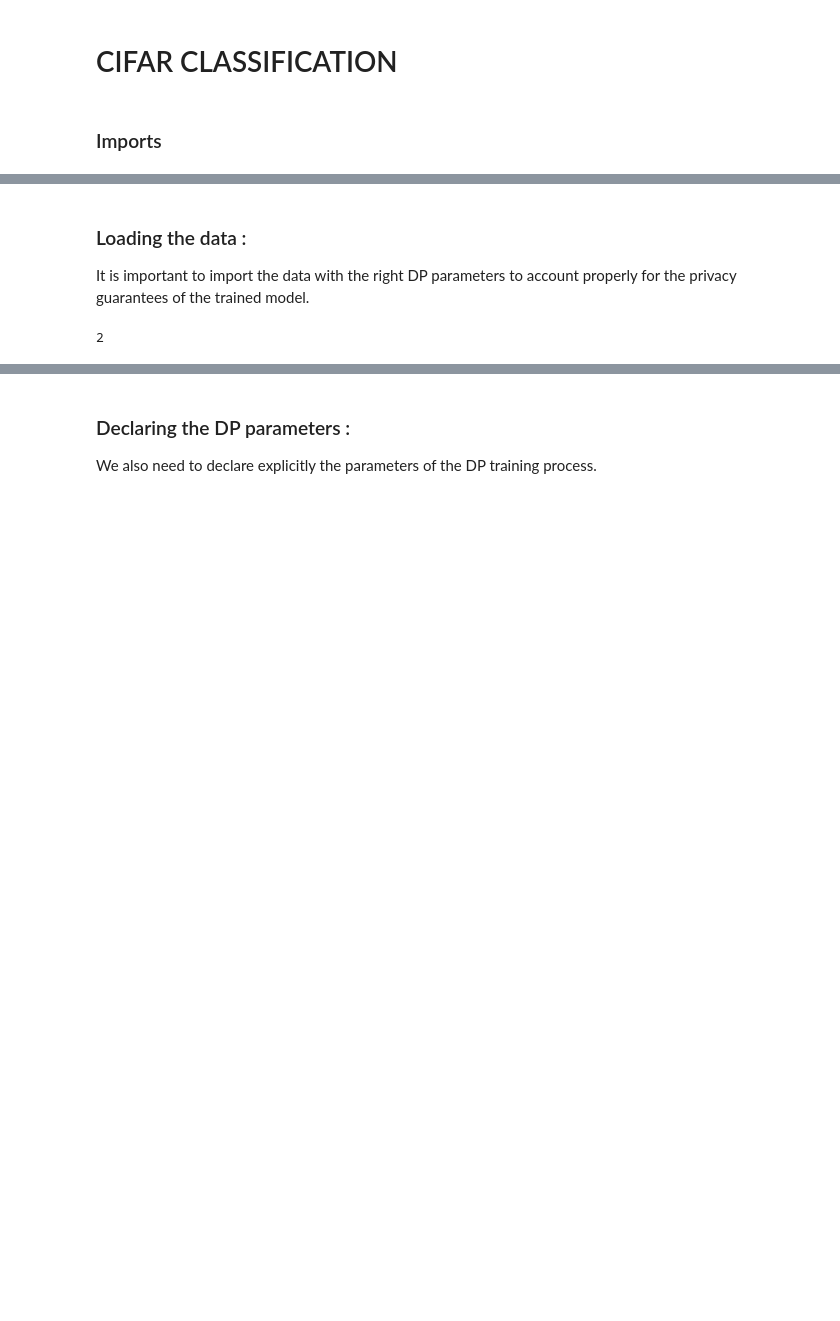
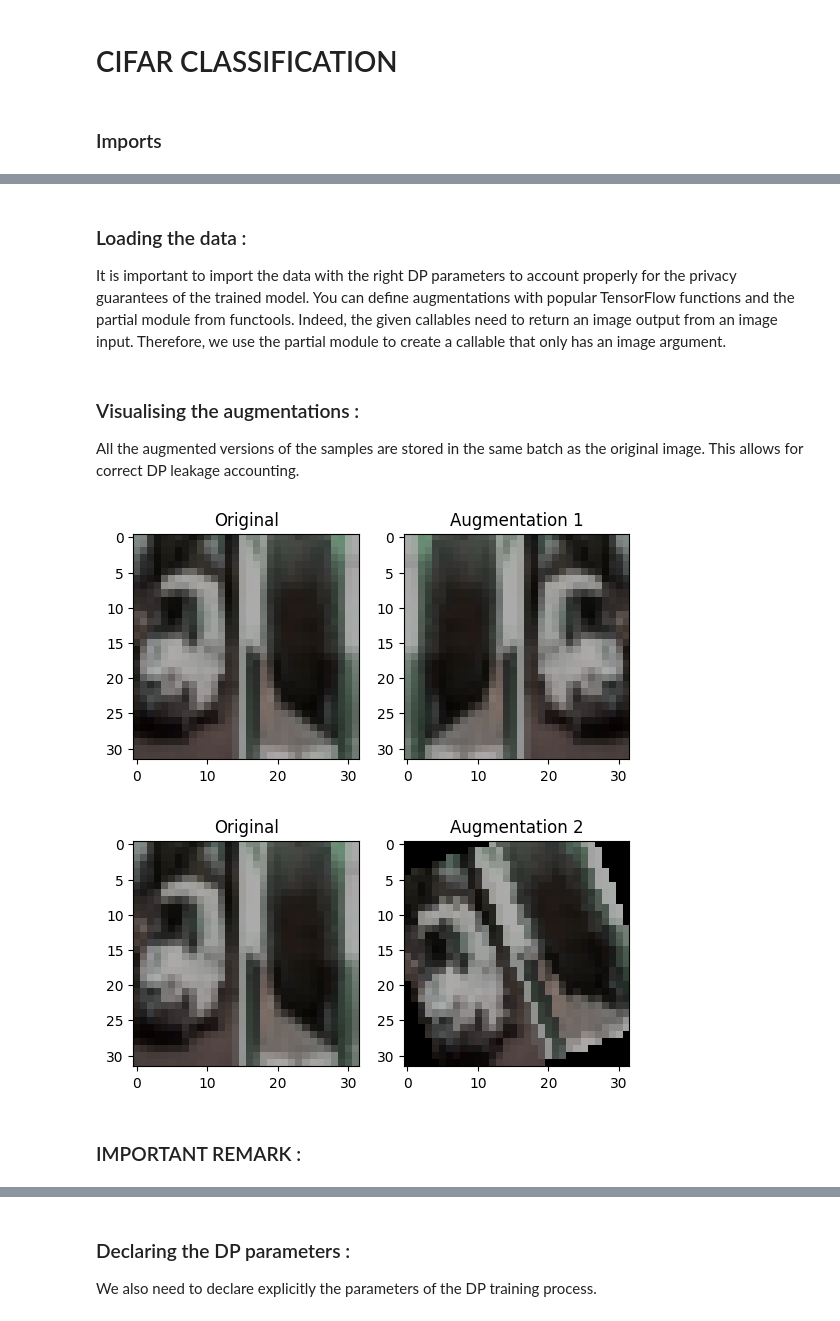
Before and after one commit to deel-ai/lipdp, a Jupyter notebook: docs/notebooks/train_cifar.ipynb, the cells around one changed output, grey strips where cells are left out. Drawn from its saved outputs; the diff is of its cells as text; code cells hidden in the pictures; blank space fills up the shorter version.

```diff
--- a/docs/notebooks/train_cifar.ipynb
+++ b/docs/notebooks/train_cifar.ipynb
@@ -17,14 +26,20 @@ from deel.lipdp.model import AdaptiveLossGradientClipping
 # %% [markdown]
 ### Loading the data :
 
-It is important to import the data with the right DP parameters to account properly for the privacy guarantees of the trained model.
+It is important to import the data with the right DP parameters to account properly for the privacy guarantees of the trained model. You can define augmentations with popular TensorFlow functions and the partial module from functools. Indeed, the given callables need to return an image output from an image input. Therefore, we use the partial module to create a callable that only has an image argument.
 # %%
 augment = True
+
+def img_rotation(img, angle_max):
+    value_angle = angle_max * random.random()
+    return tfa.image.rotate(img, value_angle)
+
+rotation = partial(img_rotation, angle_max=0.5)
 
 if augment :
     augmentations = [
         tf.image.flip_left_right,
-        tf.image.flip_up_down,
+        rotation,
     ]
 else :
     augmentations = None
@@ -39,10 +54,32 @@ ds_train, ds_test, dataset_metadata = load_and_prepare_data(
         15.0
     ),  # clipping preprocessing allows to control input bound
 )
-# %%
-dataset_metadata.nb_augmentations
-# %% [output]
-2
+# %% [markdown]
+### Visualising the augmentations :
+
+All the augmented versions of the samples are stored in the same batch as the original image. This allows for correct DP leakage accounting.
+# %%
+import matplotlib.pyplot as plt
+
+def plot_imgs(img1,img2, title=None):
+  plt.figure()
+  plt.subplot(121)
+  plt.imshow(tf.image.hsv_to_rgb(img1))
+  plt.title("Original")
+  plt.subplot(122)
+  plt.imshow(tf.image.hsv_to_rgb(img2))
+  plt.title(title)
+# %%
+iterator = iter(ds_train)
+imgs,labels = iterator.get_next()
+N_image = 0
+plot_imgs(imgs[N_image],imgs[N_image+1], title="Augmentation 1")
+plot_imgs(imgs[N_image],imgs[N_image+2], title="Augmentation 2")
+# %% [output]
+[figure, added]
+[figure, added]
+# %% [markdown]
+### IMPORTANT REMARK :
 # %% [markdown]
 Please pay attention to the fact that the effective batch size in memory will be batch_size $\times$ len(augmentations).
 
```
Also changed, not shown: parts of 7 cells of this notebook, 2 other files.
